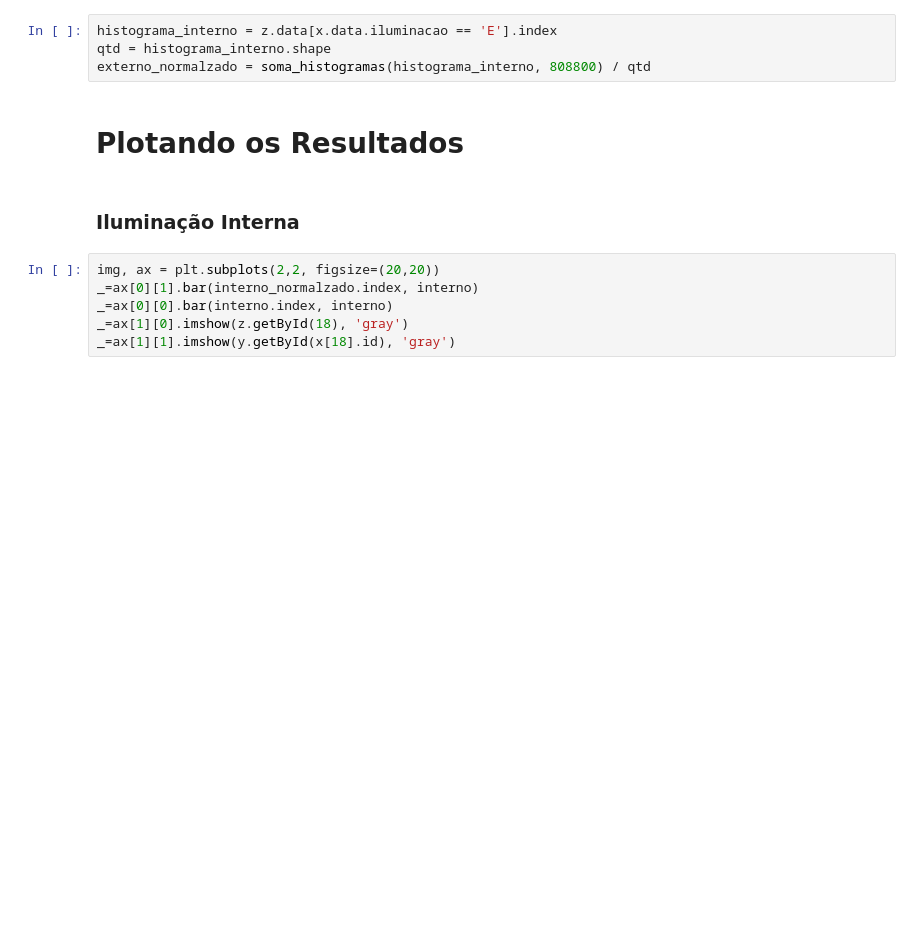
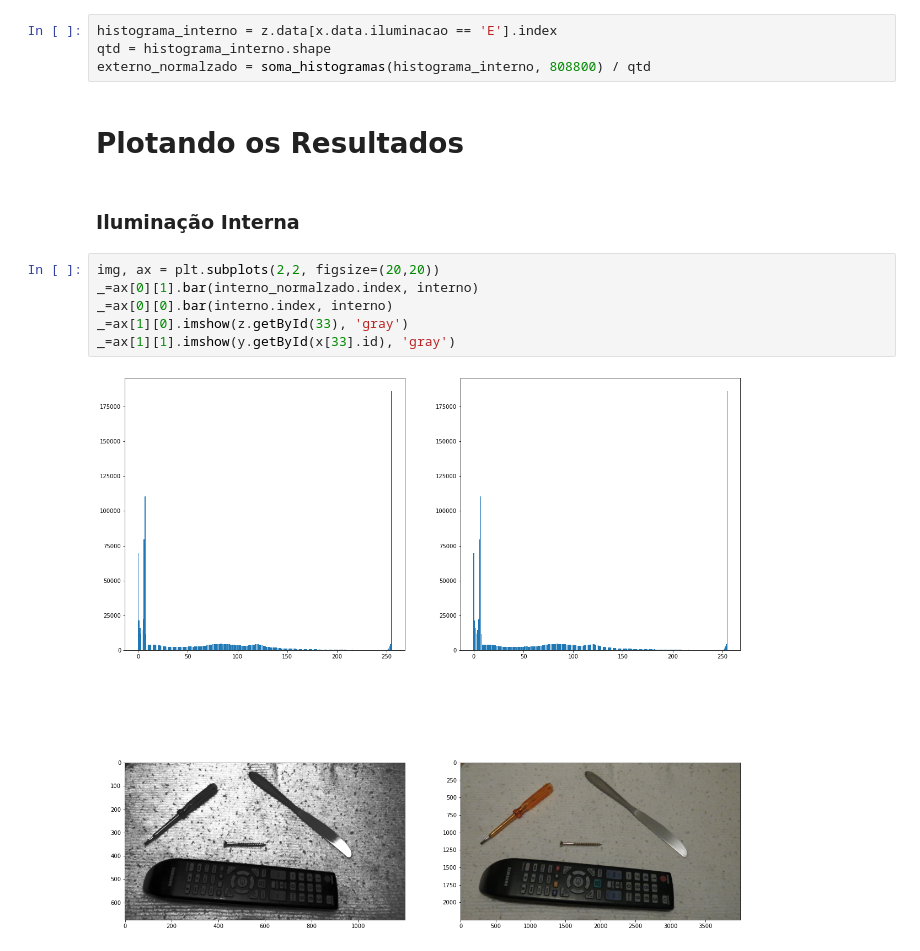
Before and after one commit to willgarib/EP2, a Jupyter notebook: Ep2_2..ipynb, the cells around one changed output. Saved outputs shown, nothing was run; the diff lists cells and outputs as text; blank space fills up the shorter version.

```diff
--- a/Ep2_2..ipynb
+++ b/Ep2_2..ipynb
@@ -109,9 +109,11 @@ externo_normalzado = soma_histogramas(histograma_interno, 808800) / qtd
 # %%
 img, ax = plt.subplots(2,2, figsize=(20,20))
 _=ax[0][1].bar(interno_normalzado.index, interno)
 _=ax[0][0].bar(interno.index, interno)
-_=ax[1][0].imshow(z.getById(18), 'gray')
-_=ax[1][1].imshow(y.getById(x[18].id), 'gray')
+_=ax[1][0].imshow(z.getById(33), 'gray')
+_=ax[1][1].imshow(y.getById(x[33].id), 'gray')
+# %% [output]
+[figure, added]
 # %%
 img, ax = plt.subplots(2,2, figsize=(20,20))
 _=ax[0][1].bar(externo_normalzado.index, externo)
```
Also changed, not shown: parts of 1 cell of this notebook.
